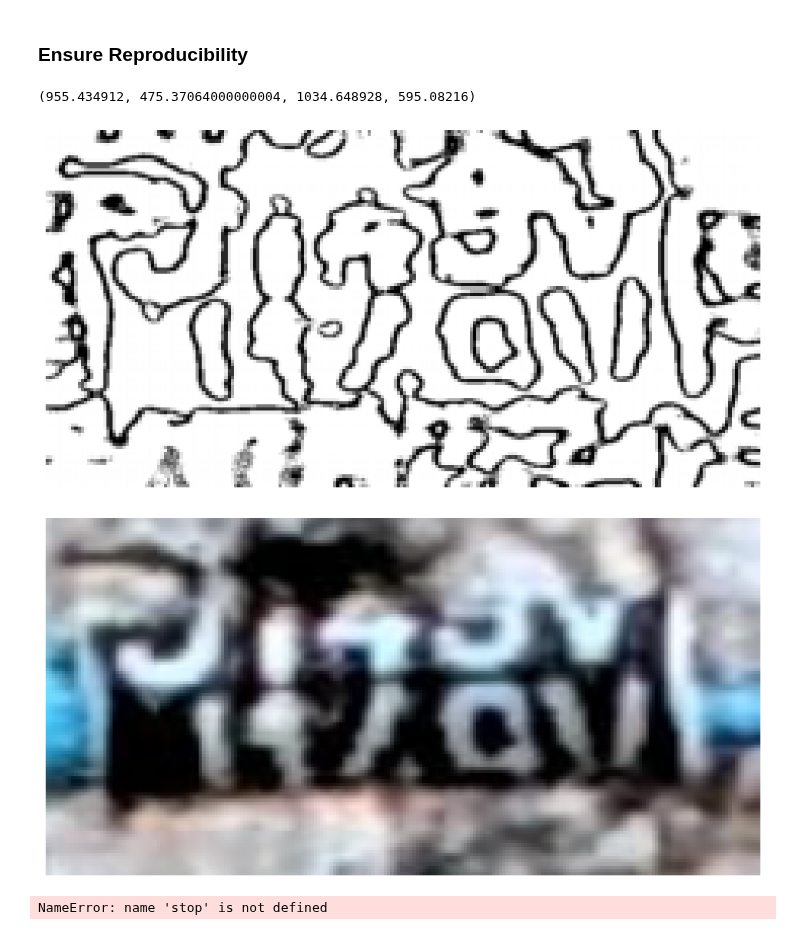
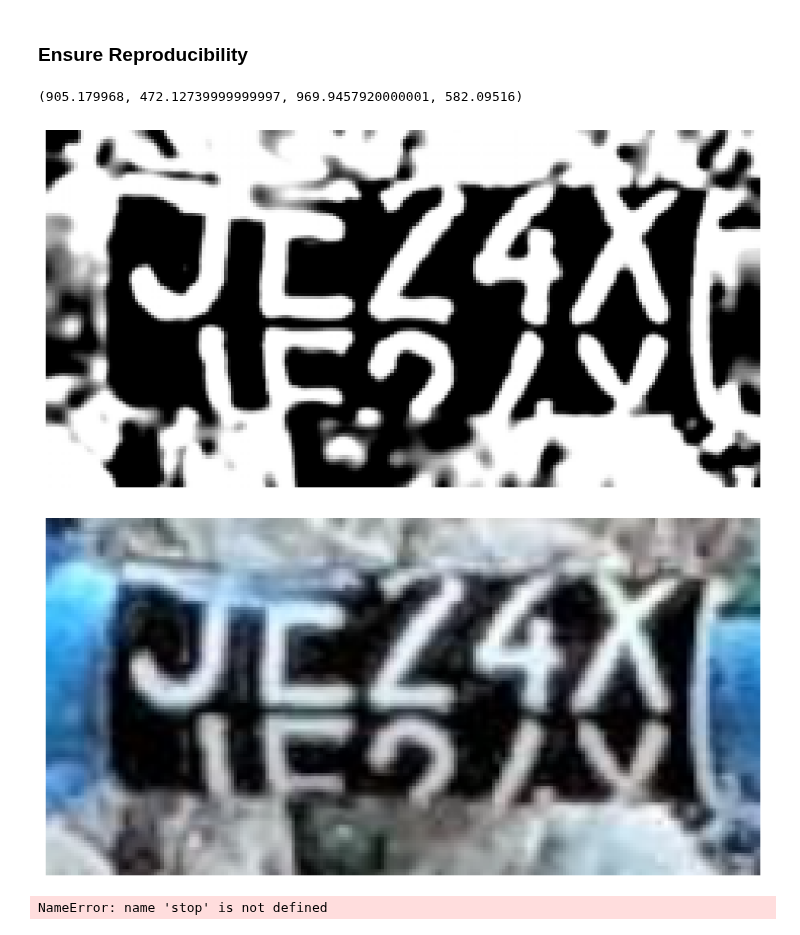
Before and after one commit to Krijosor/Bird-Is-The-Word, a Jupyter notebook: testbook.ipynb, the cells around one changed output. Cells and saved outputs as stored; diff of their text form; code cells hidden in the pictures.

```diff
--- a/testbook.ipynb
+++ b/testbook.ipynb
@@ -89,15 +89,15 @@ def draw_image_with_bb(img, bb_cords):
     plt.axis("off")
     plt.show()
 # %%
-data = exp_dataset[5]
+data = exp_dataset[7]
 print(data["bb"])
 
 draw_image_with_bb(data["ocr_image"], data["bb"])
 draw_image_with_bb(data["image"], data["bb"])
 # %% [output]
-(955.434912, 475.37064000000004, 1034.648928, 595.08216)
+(905.179968, 472.12739999999997, 969.9457920000001, 582.09516)
-[figure, old version]
+[figure, new version]
-[figure, old version]
+[figure, new version]
 # %%
 stop
 # %% [output]
```
Also changed, not shown: 1 other file.
